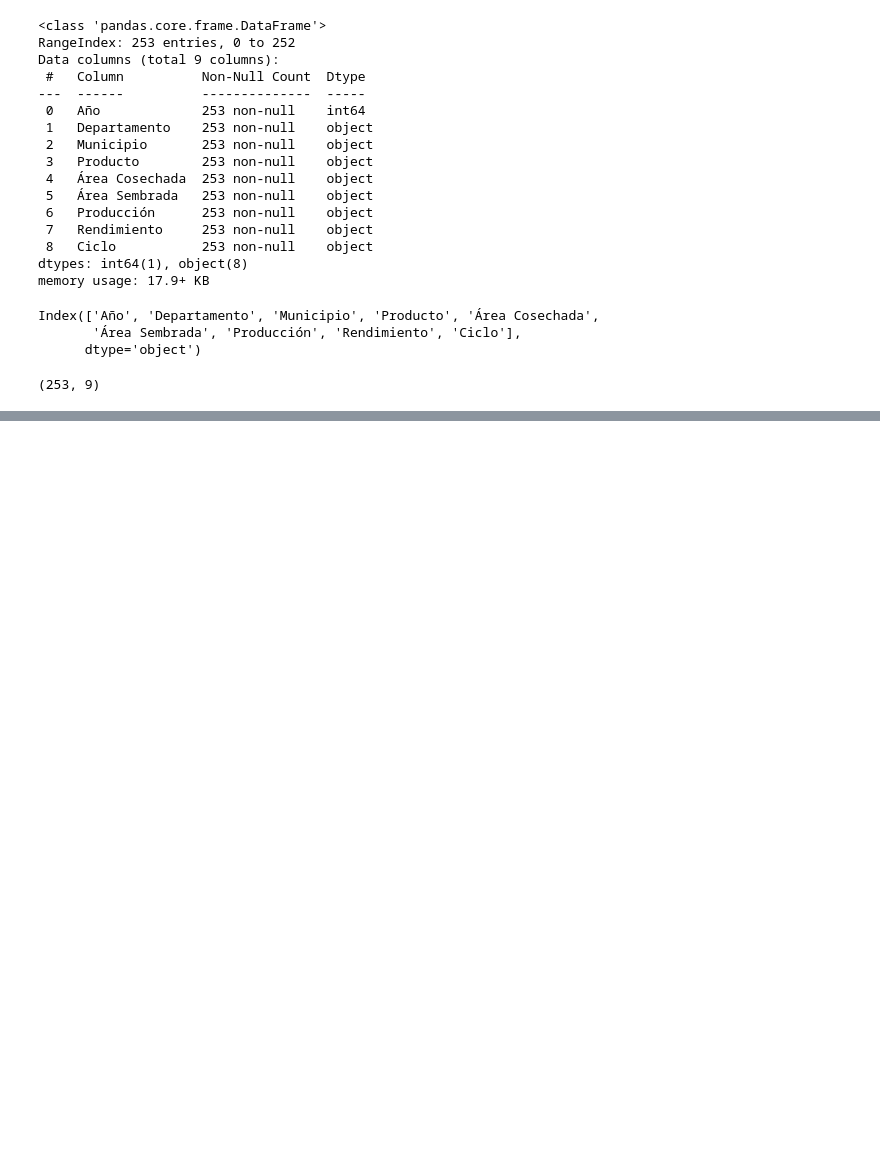
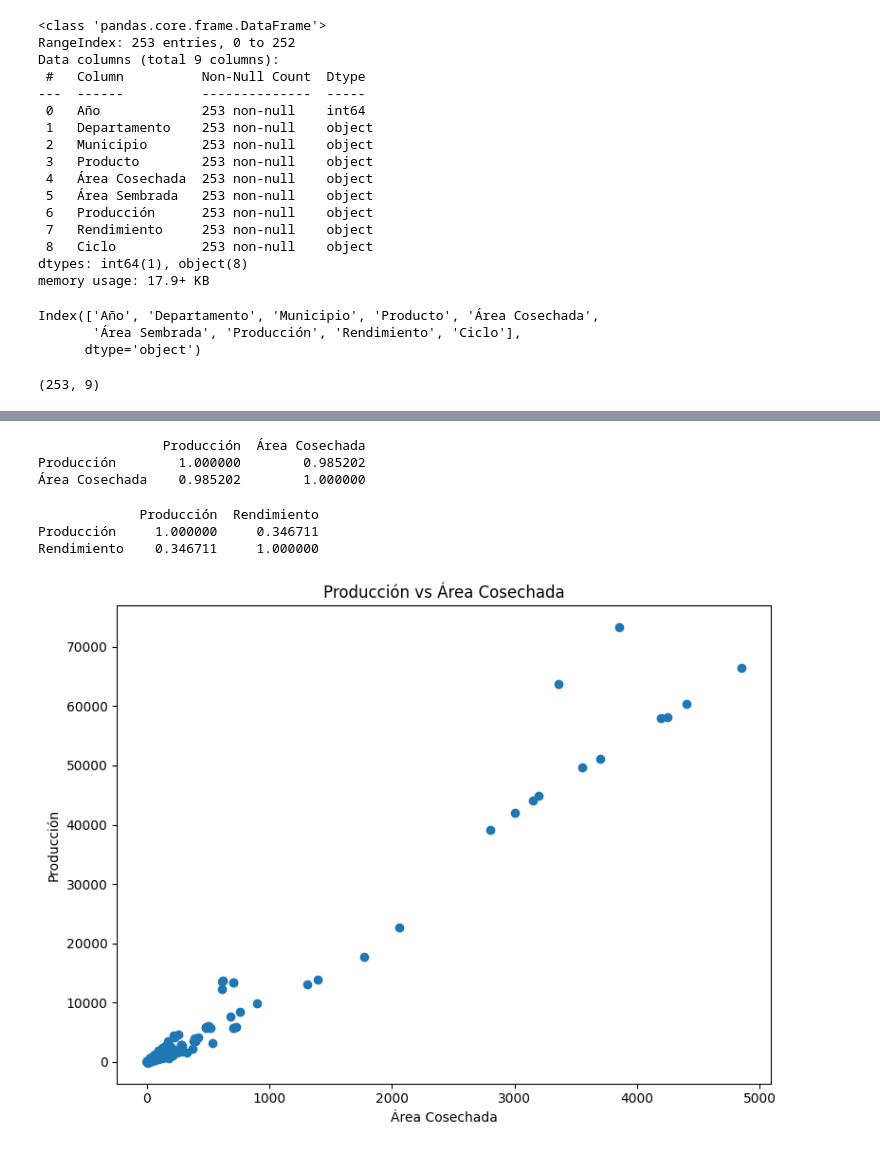
Before and after one commit to MateoCas/precision-avocado-project, a Jupyter notebook: notebooks/01_data_cleaning.ipynb, the cells around one changed output, grey strips where cells are left out. Drawn from its saved outputs; the diff is of its cells as text; code cells hidden in the pictures; blank space fills up the shorter version.

```diff
--- a/notebooks/01_data_cleaning.ipynb
+++ b/notebooks/01_data_cleaning.ipynb
@@ -41,0 +162,32 @@ df.shape
+# %%
+correlacion = df[["Producción", "Área Cosechada"]].corr()
+
+print(correlacion)
+# %% [output]
+                Producción  Área Cosechada
+Producción        1.000000        0.985202
+Área Cosechada    0.985202        1.000000
+# %%
+corr_rend = df[["Producción", "Rendimiento"]].corr()
+
+print(corr_rend)
+# %% [output]
+             Producción  Rendimiento
+Producción     1.000000     0.346711
+Rendimiento    0.346711     1.000000
+# %%
+plt.figure(figsize=(8,6))
+
+plt.scatter(
+    df["Área Cosechada"],
+    df["Producción"]
+)
+
+plt.title("Producción vs Área Cosechada")
+plt.xlabel("Área Cosechada")
+plt.ylabel("Producción")
+
+plt.tight_layout()
+plt.show()
+# %% [output]
+[figure, added]
```
Also changed, not shown: parts of 13 cells of this notebook, 1 other file.
